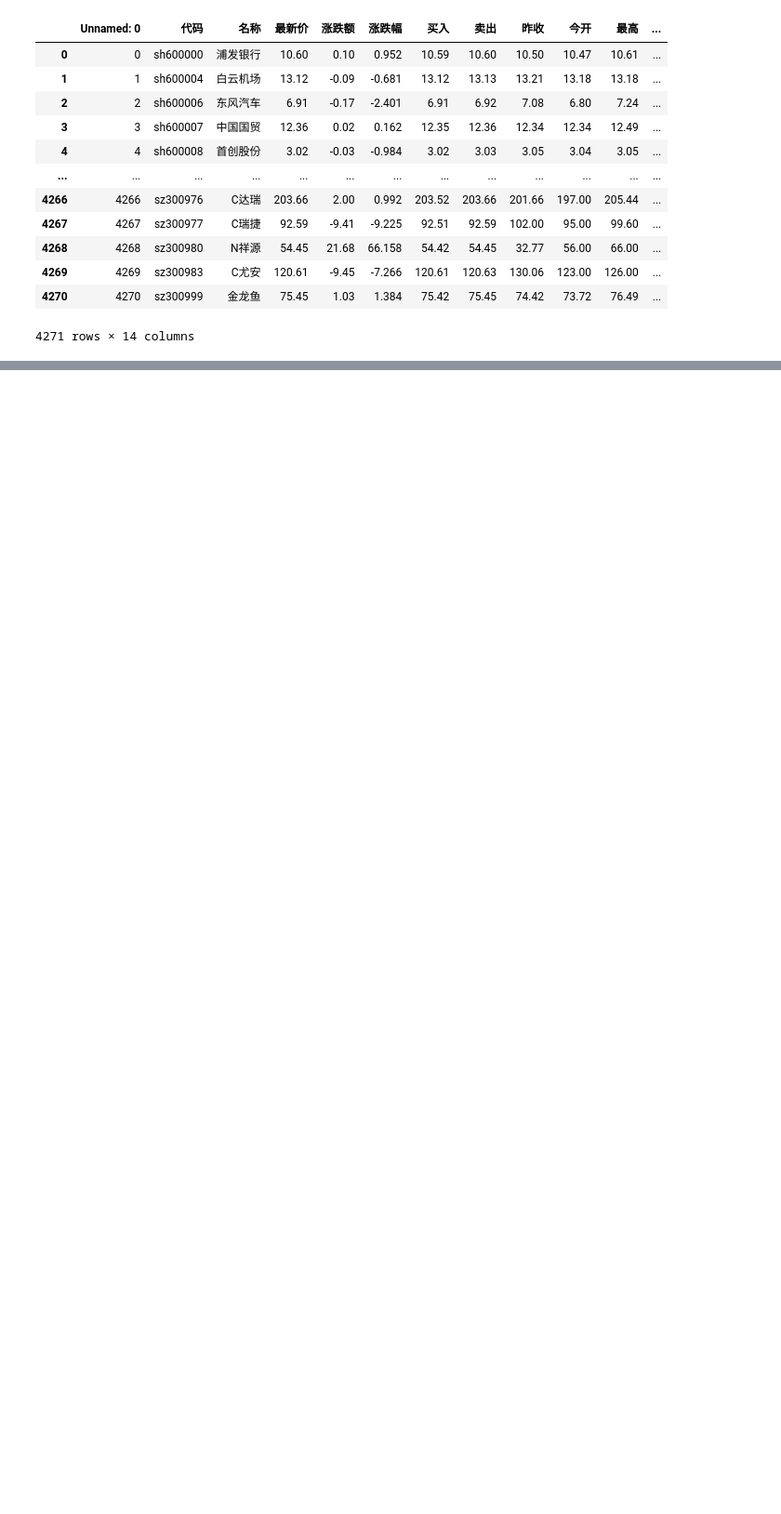
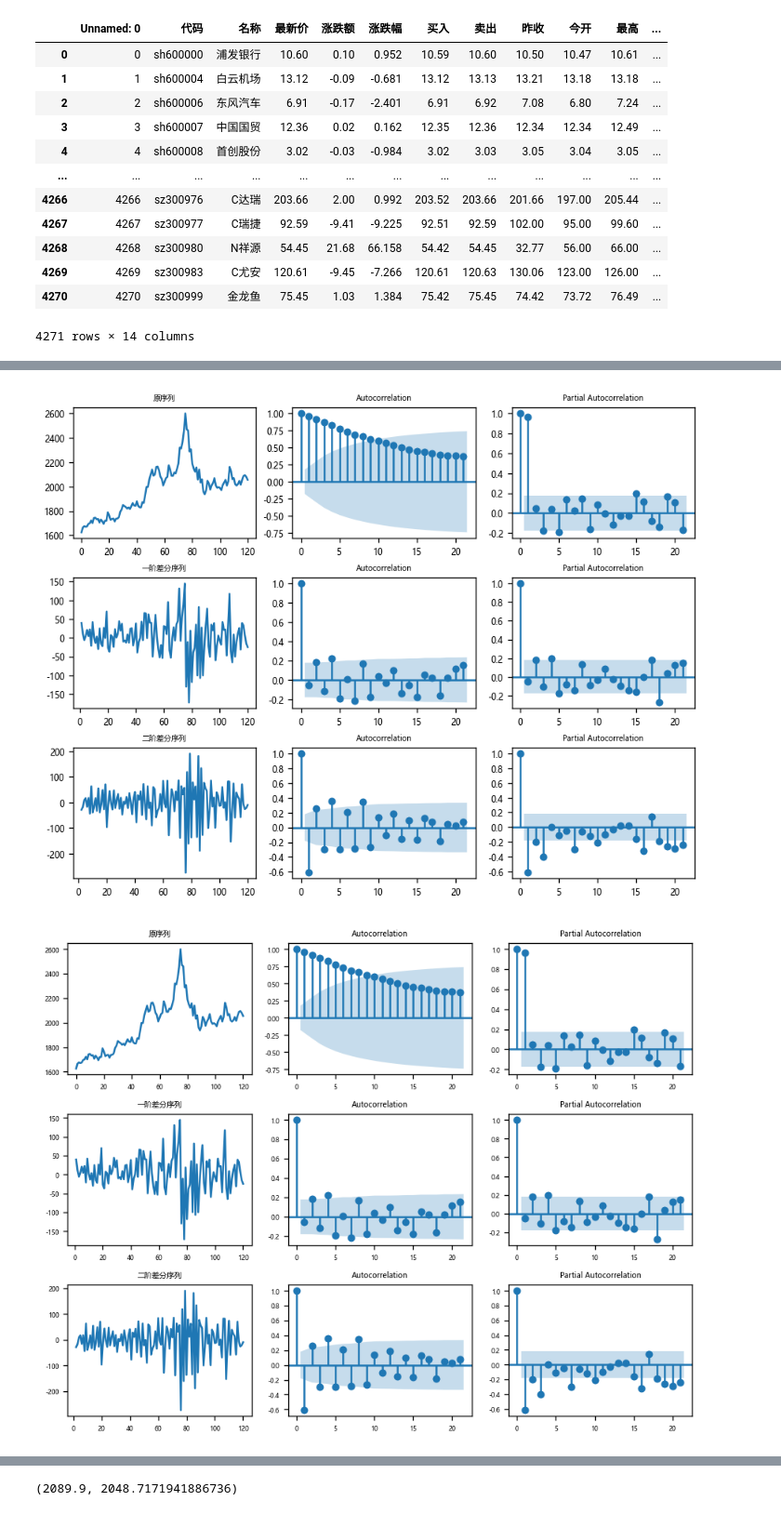
Before and after one commit to Gilmour-99/Stock-Finance-Algorithms, a Jupyter notebook: 选股.ipynb, the cells around one changed output, grey strips where cells are left out. Shown: that part at 93% size. Drawn from its saved outputs; the diff is of its cells as text; code cells hidden in the pictures; blank space fills up the shorter version.

```diff
--- a/选股.ipynb
+++ b/选股.ipynb
@@ -76,0 +72,12 @@ RF
+# %%
+import pandas as pd
+from stock import*
+import akshare as ak
+from time import sleep
+s="sh600519"
+data = ak.stock_zh_a_daily(s, adjust="qfq")
+k=stock(data,s,140)
+k.forcast_plot()
+# %% [output]
+[figure, added]
+[figure, added]
@@ -76,0 +103 @@ RF
+(2089.9, 2048.7171941886736)
```
Also changed, not shown: parts of 4 cells of this notebook, 2 other files.
